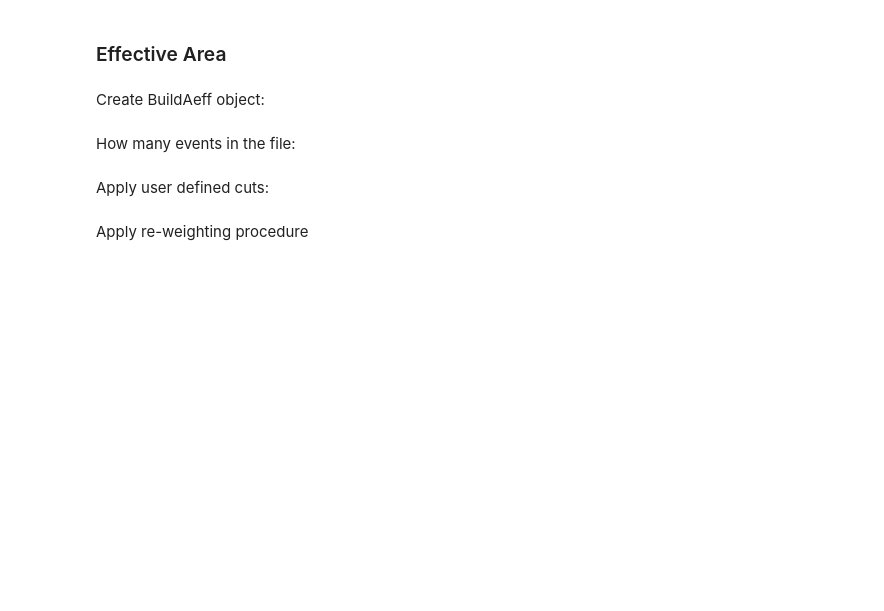
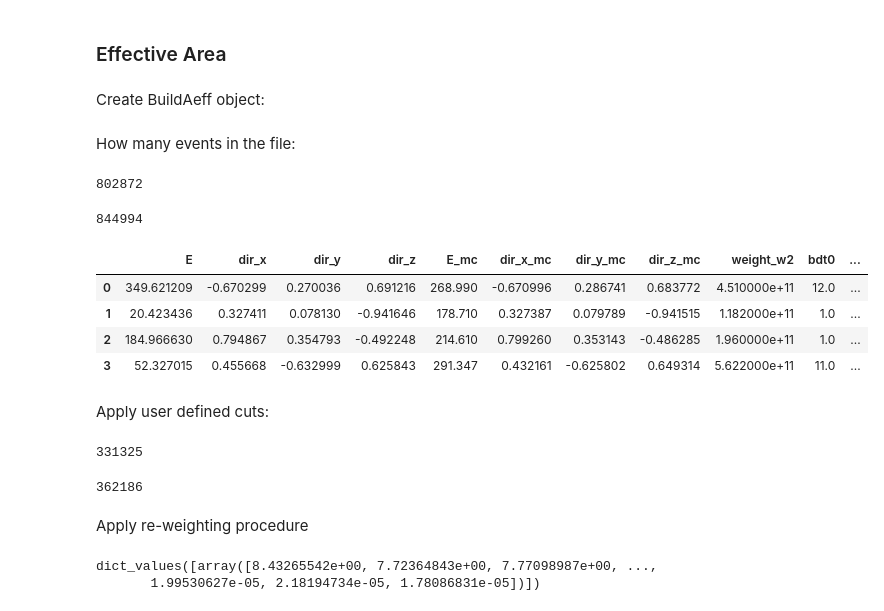
Before and after one commit to KM3NeT/km3irf, a Jupyter notebook: use_cases/Use_case_1.ipynb, the cells around one changed output. Drawn from its saved outputs; the diff is of its cells as text; code cells hidden in the pictures; blank space fills up the shorter version.

```diff
--- a/use_cases/Use_case_1.ipynb
+++ b/use_cases/Use_case_1.ipynb
@@ -9,32 +10,58 @@ from os import path
 # %% [markdown]
 Define a path to your local `dst.root` file:
 # %%
-folder = "/media/msmirnov/Data/working_space/data_files/files_cta_km3net"
+folder = "/run/media/msmirnov/DATA2/data_files/IRF_data_create"
 # %%
 # data_path = "/run/media/msmirnov/iron_2tb/IRF_data_create/mcv5.1.km3_numuCC.ALL.dst.bdt.root"
 # data_path = "/home/msmirnov/working_space/IRF_data_create/mcv5.1.km3_numuCC.ALL.dst.bdt.root"
 # data_path = "/home/msmirnov/working_space/some_data/files_cta_km3net/mcv5.1.km3_numuCC.ALL.dst.bdt.root"
 # data_path = "/run/media/msmirnov/DATA2/data_files/IRF_data_create/mcv5.1.km3_numuCC.ALL.dst.bdt.root"
-data_path = path.join(folder, "mcv5.1.km3_numuCC.ALL.dst.bdt.root")
+data_path_nu = path.join(folder, "mcv5.1.km3_numuCC.ALL.dst.bdt.root")
+data_path_anu = path.join(folder, "mcv5.1.km3_anumuCC.ALL.dst.bdt.root")
 # %% [markdown]
 ### Effective Area
 # %% [markdown]
 Create BuildAeff object:
 # %%
-test_irf = build_irf.DataContainer(data_path)
+test_irf_nu = build_irf.DataContainer(data_path_nu)
+test_irf_anu = build_irf.DataContainer(data_path_anu)
 # %% [markdown]
 How many events in the file:
 # %%
-test_irf.df.shape[0]
+test_irf_nu.df.shape[0]
+# %% [output]
+802872
+# %%
+test_irf_anu.df.shape[0]
+# %% [output]
+844994
 # %%
-test_irf.df.head(4)
+test_irf_nu.df.head(4)
+# %% [output]
+|  | E | dir_x | dir_y | dir_z | E_mc | dir_x_mc | dir_y_mc | dir_z_mc | weight_w2 | bdt0 | ... |
+| 0 | 349.621209 | -0.670299 | 0.270036 | 0.691216 | 268.990 | -0.670996 | 0.286741 | 0.683772 | 4.510000e+11 | 12.0 | ... |
+| 1 | 20.423436 | 0.327411 | 0.078130 | -0.941646 | 178.710 | 0.327387 | 0.079789 | -0.941515 | 1.182000e+11 | 1.0 | ... |
+| 2 | 184.966630 | 0.794867 | 0.354793 | -0.492248 | 214.610 | 0.799260 | 0.353143 | -0.486285 | 1.960000e+11 | 1.0 | ... |
+| 3 | 52.327015 | 0.455668 | -0.632999 | 0.625843 | 291.347 | 0.432161 | -0.625802 | 0.649314 | 5.622000e+11 | 11.0 | ... |
 # %% [markdown]
 Apply user defined cuts:
 # %%
-test_irf.apply_cuts()
-test_irf.df.shape[0]
+# for neutrinos
+test_irf_nu.apply_cuts()
+test_irf_nu.df.shape[0]
+# %% [output]
+331325
+# %%
+# for antineutrinos
+test_irf_anu.apply_cuts()
+test_irf_anu.df.shape[0]
+# %% [output]
+362186
 # %% [markdown]
 Apply re-weighting procedure
 # %%
-weighted_dict = test_irf.weight_calc(tag="nu")
+weighted_dict = test_irf_nu.weight_calc(tag="nu")
 weighted_dict.values()
+# %% [output]
+dict_values([array([8.43265542e+00, 7.72364843e+00, 7.77098987e+00, ...,
+       1.99530627e-05, 2.18194734e-05, 1.78086831e-05])])
```
Also changed, not shown: parts of 33 cells of this notebook, 15 other files.
